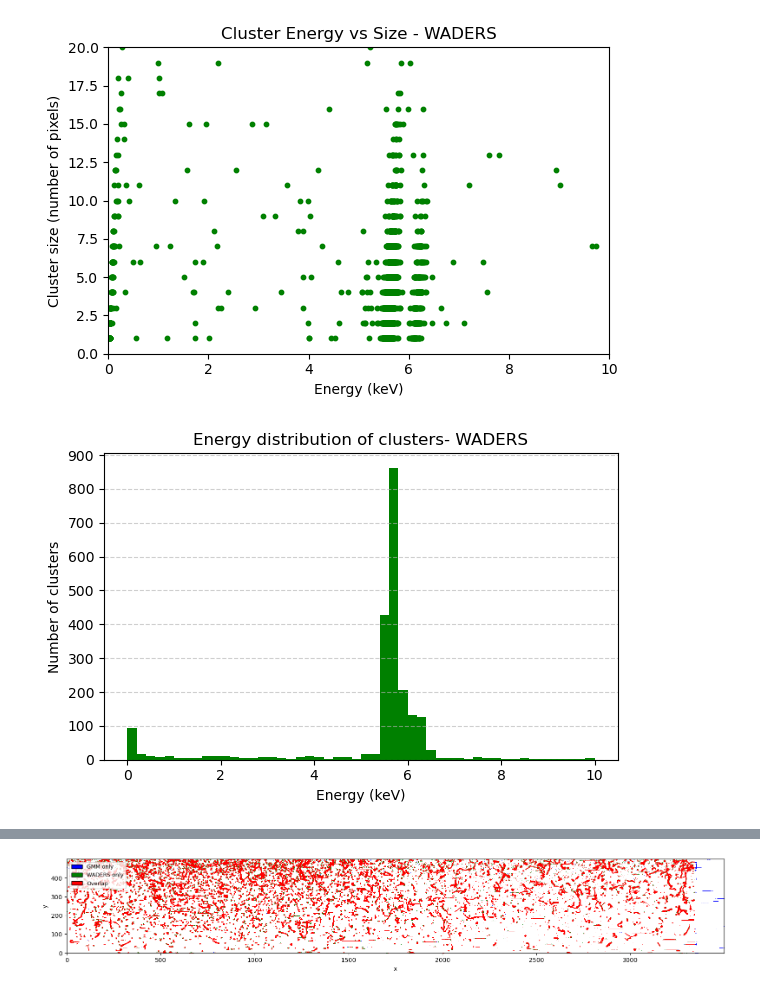
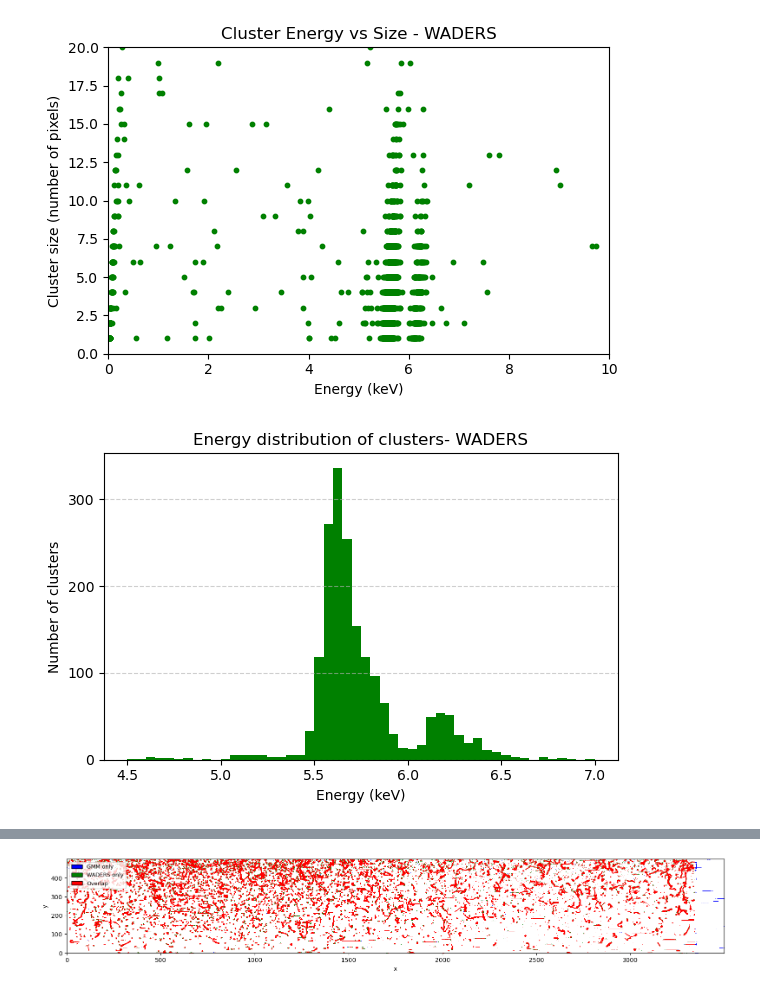
Before and after one commit to salmadouieb/damicm-ml, a Jupyter notebook: GMM_analysis/GMM_analysis_img_8.ipynb, the cells around one changed output, grey strips where cells are left out. Saved outputs shown, nothing was run; the diff lists cells and outputs as text; code cells hidden in the pictures.

```diff
--- a/GMM_analysis/GMM_analysis_img_8.ipynb
+++ b/GMM_analysis/GMM_analysis_img_8.ipynb
@@ -397,5 +352,5 @@ cal_img = (cal_img * 3.74)/1000  # e- to keV
 # %%
-K_RANGE = [4]
+K_RANGE = [2]
 # %%
 # build samples
 X_raw_cut, idx_yx = make_samples(cal_img)
@@ -488,7 +388,7 @@ blobs, labeled = blobs_from_gmm(
     X_raw=X_raw_cut,
     gmm_labels=best["labels"],
     frame_size=cal_img.shape,
-    cluster_id=2
+    cluster_id=0
 )
 # %%
 # build a colormap: 0 = white (background), blobs = colors
@@ -756,10 +669,10 @@ plt.show()
 # %%
 import uproot
 # %%
-file = "/home/dsalma/damicm-ml/high_energy_img/panaSKImg_clustersRec_avg_Image_8_Low_Temp_109_20260505_135919_27_ext1.root"
+file = "/Users/salms/damicm-ml/img_8_stuff/sample1/panaSKImg_clustersRec_avg_Image_8_Low_Temp_106_20250923_093303_0_ext1.root"
 # %%
-with uproot.open(file) as f:
-    print(f.keys())
+f = uproot.open(file)
+print(f.keys())
 # %% [output]
 ['clustersRec;1', 'info;1', 'process_config;1']
 # %%
@@ -902,22 +815,22 @@ plt.show()
 [figure]
 # %%
 plt.figure(figsize=(6, 4))
-plt.hist(df_expanded["Energy"], bins=50, color="green", range=(0, 10))
+plt.hist(df_expanded["Energy"], bins=50, color="green", range=(4.5, 7))
 # range=(0, 10)
 plt.xlabel("Energy (keV)")
 plt.ylabel("Number of clusters")
 plt.title("Energy distribution of clusters- WADERS")
 
 # --- integer y-axis ticks ---
 ax = plt.gca()
 ymax = int(ax.get_ylim()[1])
 ax.set_yticks(np.arange(0, ymax + 1, 100))
 
 # --- light grid aligned with ticks ---
 ax.grid(True, axis="y", linestyle="--", alpha=0.6)
 
 plt.tight_layout()
 plt.show()
 # %% [output]
-[figure, old version]
+[figure, new version]
 # %%
```
Also changed, not shown: parts of 35 cells of this notebook, 9 other files.
